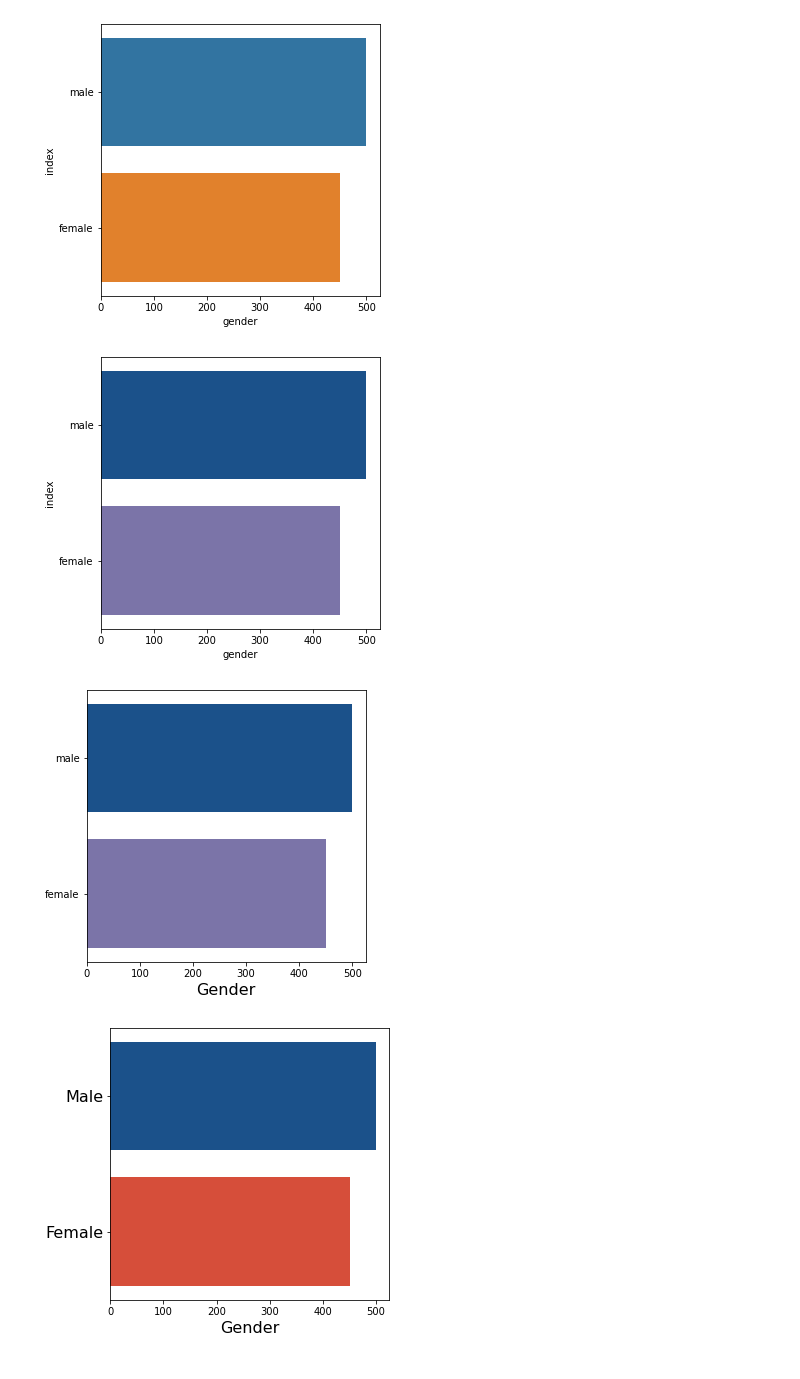
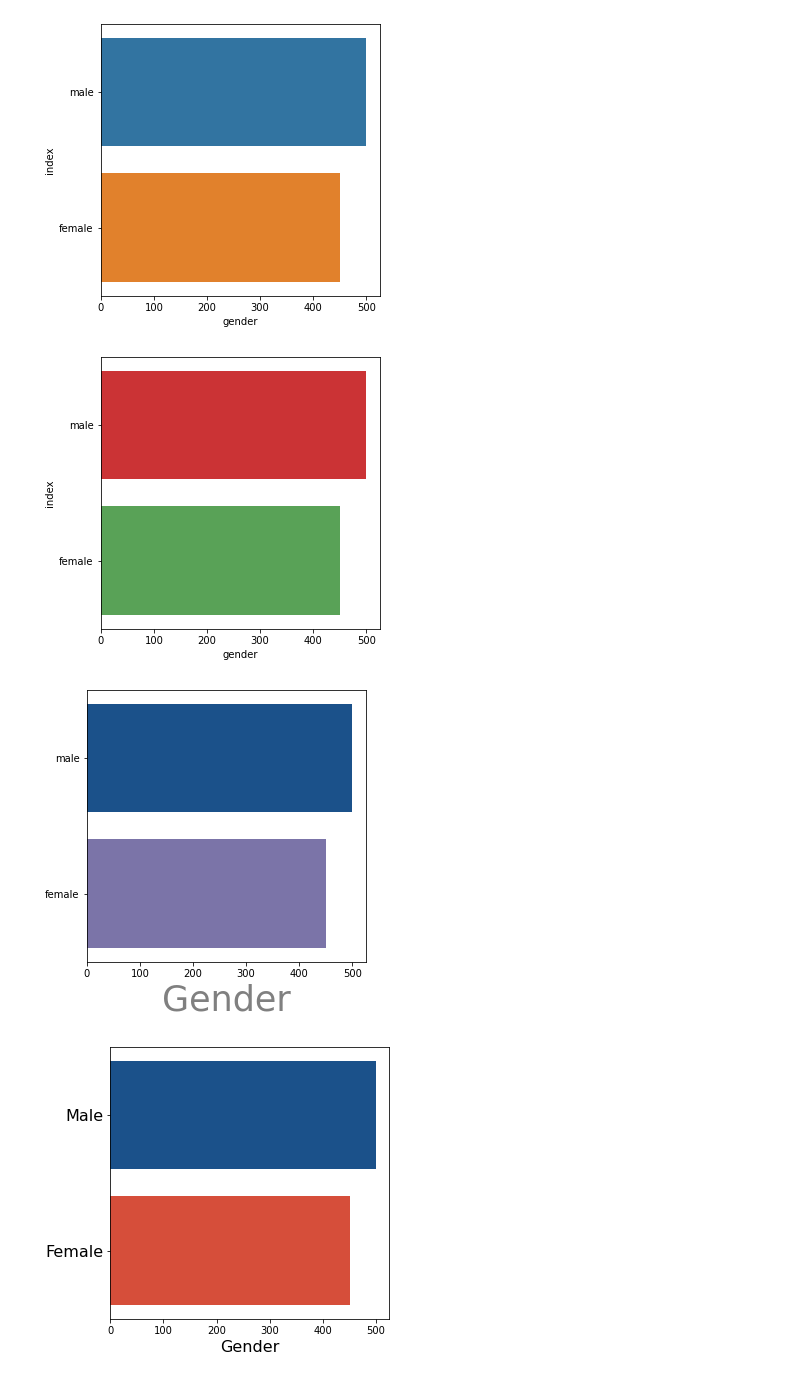
Before and after one commit to pepebonet/Intermediate_Python_BBA, a Jupyter notebook: Class_3/scripts/Code_class_3.ipynb, the cells around one changed output. Drawn from its saved outputs; the diff is of its cells as text; code cells hidden in the pictures.

```diff
--- a/Class_3/scripts/Code_class_3.ipynb
+++ b/Class_3/scripts/Code_class_3.ipynb
@@ -76,26 +88,26 @@ fig, ax = plt.subplots(figsize=(5, 5))
 
 #Body of the figure to build and the data to use
 sns.barplot(x=to_plot['gender'], y=to_plot['index'],
-           palette=['#08519c', '#756bb1'])
+           palette=['#e41a1c', '#4daf4a'])
 
 plt.show()
 # %% [output]
-[figure, old version]
+[figure, new version]
 # %%
 #Start Figure
 fig, ax = plt.subplots(figsize=(5, 5))
 
 #Body of the figure to build and the data to use
 sns.barplot(x=to_plot['gender'], y=to_plot['index'],
            palette=['#08519c', '#756bb1'])
 
 #Change Axes
-ax.set_xlabel("Gender", fontsize=16)
+ax.set_xlabel("Gender", fontsize=35, color='grey')
 ax.set_ylabel("", fontsize=16)
 
 plt.show()
 # %% [output]
-[figure, old version]
+[figure, new version]
 # %%
 #Start Figure
 fig, ax = plt.subplots(figsize=(5, 5))
```
Also changed, not shown: parts of 20 cells of this notebook, 6 other files.
